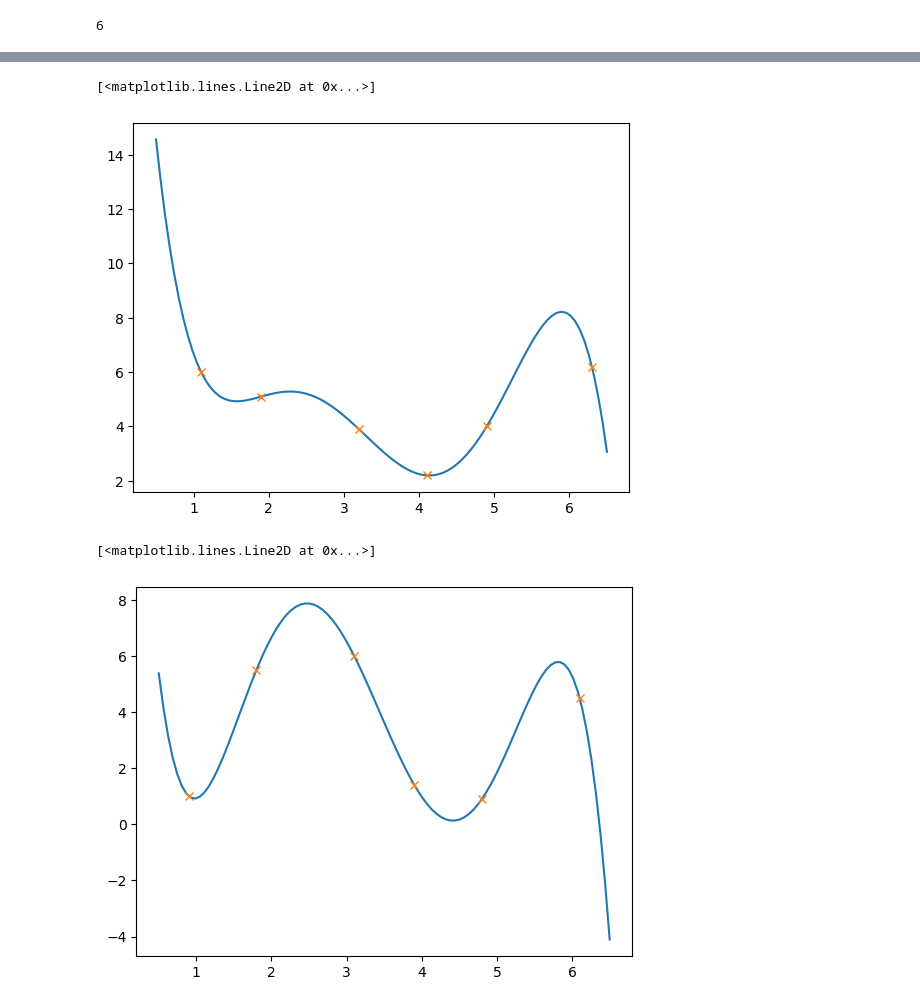
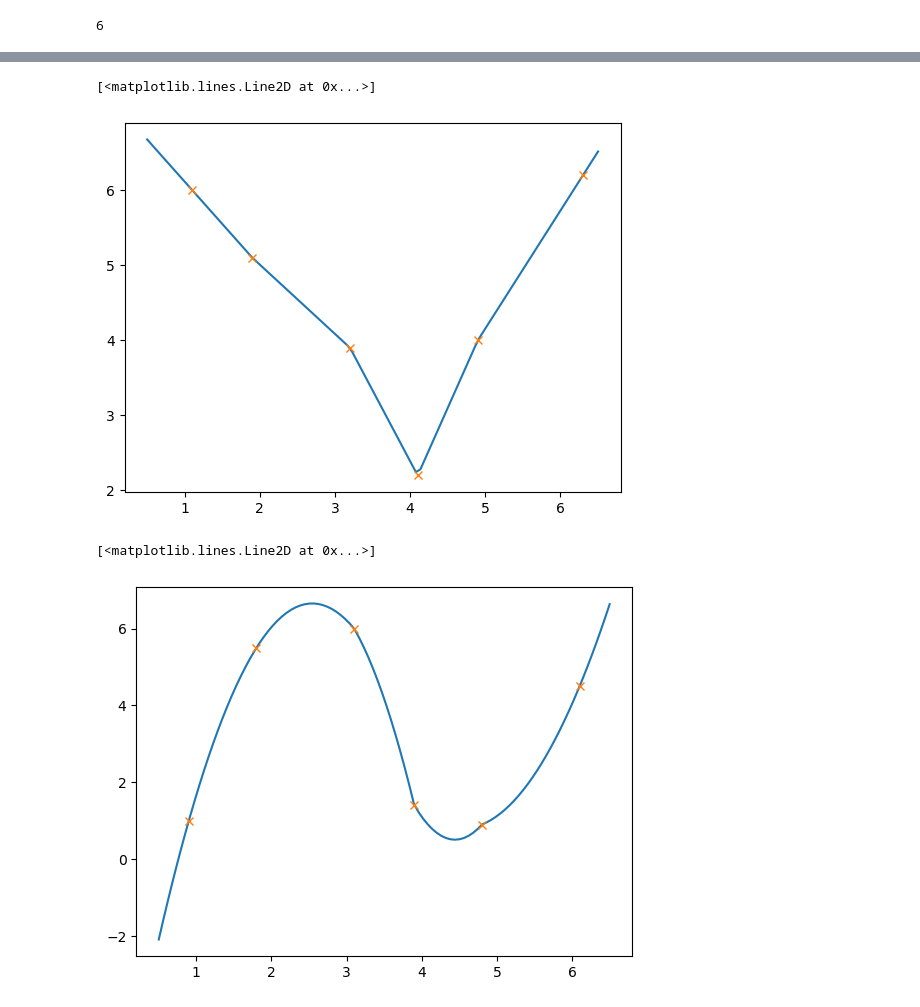
Before and after one commit to RicemanBoy/NM-Code-for-Excercises, a Jupyter notebook: Blatt 4/excercise3.ipynb, the cells around one changed output, grey strips where cells are left out. Cells and saved outputs as stored; diff of their text form; code cells hidden in the pictures.

```diff
--- a/Blatt 4/excercise3.ipynb
+++ b/Blatt 4/excercise3.ipynb
@@ -67,30 +70,30 @@ s.neville_algorithm(2,1,x1data,y1data)
 # %%
 #set1
 xrange = np.linspace(0.5,6.5,100)
 
 yrange = np.asfarray([])
 for i in xrange:
-    yrange = np.append(yrange,s.neville_algorithm(i,5,x1data,y1data))
+    yrange = np.append(yrange,s.neville_algorithm(i,1,x1data,y1data))
 
 
 #print(xrange)
 #print(yrange)
 
 plt.plot(xrange,yrange)
 plt.plot(x1data,y1data,"x")
 # %% [output]
 [<matplotlib.lines.Line2D at 0x...>]
-[figure, old version]
+[figure, new version]
 # %%
 #set2
 xrange = np.linspace(0.5,6.5,100)
 
 yrange = np.asfarray([])
 for i in xrange:
-    yrange = np.append(yrange,s.neville_algorithm(i,5,x2data,y2data))
+    yrange = np.append(yrange,s.neville_algorithm(i,2,x2data,y2data))
 
 plt.plot(xrange,yrange)
 plt.plot(x2data,y2data,"x")
 # %% [output]
 [<matplotlib.lines.Line2D at 0x...>]
-[figure, old version]
+[figure, new version]
```
Also changed, not shown: parts of 2 cells of this notebook, 1 other file.
